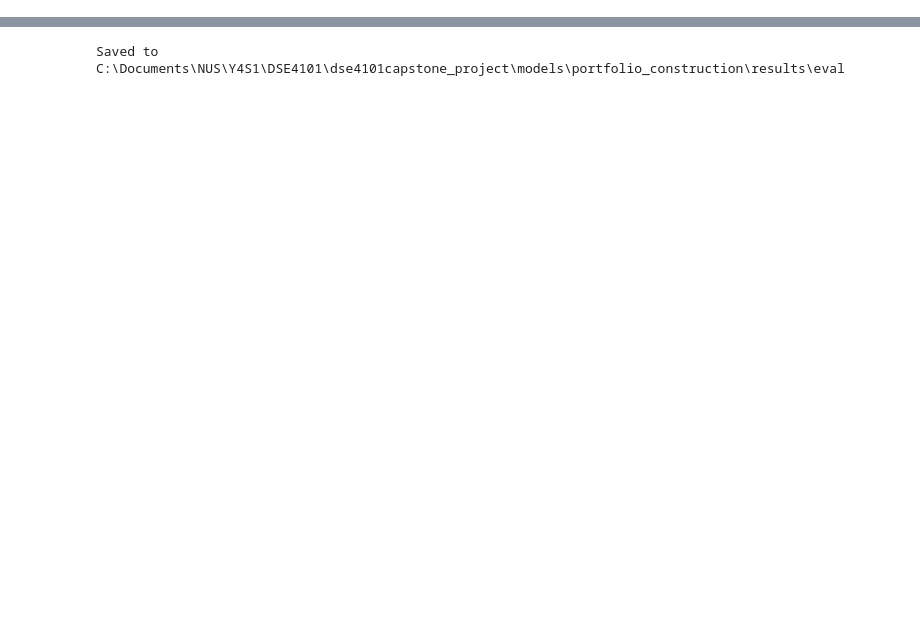
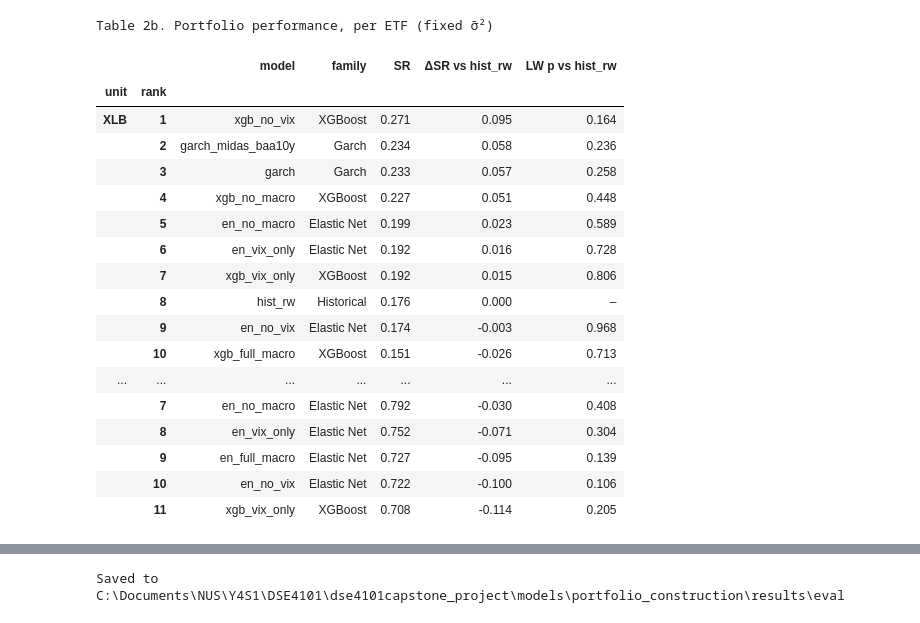
Before and after one commit to chanrahrah/dse4101capstone-project, a Jupyter notebook: models/portfolio_construction/03_forecast_vs_portfolio.ipynb, the cells around one changed output, grey strips where cells are left out. Cells and saved outputs as stored; diff of their text form; code cells hidden in the pictures; blank space fills up the shorter version.

```diff
--- a/models/portfolio_construction/03_forecast_vs_portfolio.ipynb
+++ b/models/portfolio_construction/03_forecast_vs_portfolio.ipynb
@@ -170,31 +19,0 @@ Forecast result (rows) against portfolio result (columns), all units:
-# %%
-fig, axes = plt.subplots(1, 2, figsize=(14, 6.5), sharey=True)
-for ax, loss in zip(axes, ["MSE_log", "QLIKE"]):
-    for i, m in enumerate(MODELS):
-        pts = link.loc[m]
-        ax.scatter(pts.loc[TICKERS, f"{loss} t"], pts.loc[TICKERS, "LW t"], s=22, color=color(m), alpha=0.45,
-                   edgecolor="none")
-        ax.scatter(pts.at["Cyclical", f"{loss} t"], pts.at["Cyclical", "LW t"], s=80, color=color(m),
-                   edgecolor="white", linewidth=1.2, zorder=3)
-        ax.annotate(m, (pts.at["Cyclical", f"{loss} t"], pts.at["Cyclical", "LW t"]),
-                    xytext=(6, 5 if i % 2 else -11), textcoords="offset points", fontsize=7, color=TEXT_SECONDARY)
-    ax.axvline(1.282, color="#b5b4ad", linewidth=0.8, linestyle=":")   # one-sided 10%
-    for v in (-1.645, 1.645):                                           # two-sided 10%
-        ax.axhline(v, color="#b5b4ad", linewidth=0.8, linestyle=":")
-    ax.axhline(0, color="#52514e", linewidth=0.8)
-    ax.axvline(0, color="#52514e", linewidth=0.8)
-    corner = dict(transform=ax.transAxes, fontsize=8, color=TEXT_SECONDARY)
-    ax.text(0.98, 0.98, "better forecast,\nbetter portfolio", ha="right", va="top", **corner)
-    ax.text(0.98, 0.02, "better forecast,\nworse portfolio", ha="right", va="bottom", **corner)
-    tests = "Clark-West (EN) / DM" if loss == "MSE_log" else "DM"
-    ax.set_xlabel(f"forecast: {loss} gain t over {BENCHMARK}, {tests} (e6)", fontsize=9, color=TEXT_SECONDARY)
-    ax.set_title(f"{loss}", fontsize=10, loc="left")
-    style_axis(ax)
-axes[0].set_ylabel(f"portfolio: Ledoit-Wolf t of SR − SR({BENCHMARK}), {MAIN_SPEC} σ̄²", fontsize=9,
-                   color=TEXT_SECONDARY)
-handles = [plt.Line2D([], [], marker="o", linestyle="", color=c, label=f) for f, c in FAMILY_COLORS.items()]
-axes[1].legend(handles=handles, fontsize=8, frameon=False, loc="upper left")
-fig.suptitle(f"Do forecast wins against {BENCHMARK} carry into portfolio wins? "
-             "(large: cyclical bucket, small: single ETFs; dotted: 10% critical values)", fontsize=10)
-fig.tight_layout()
-plt.show()
@@ -274,0 +174,11 @@ Spearman ρ between forecast accuracy and Sharpe ratio, by loss:
+# %%
+PF_P = [f"LW p vs {BENCHMARK}"]
+pf_rank = rank_table(lambda u: {
+    "family": FAMILY,
+    "SR": sr_tbl[u],
+    # the ΔSR the Ledoit-Wolf test estimated (within 0.0005 of the plain difference of the SRs)
+    f"ΔSR vs {BENCHMARK}": pf.xs(u, level="unit")["SR_diff_vs_RW"].fillna({BENCHMARK: 0.0}),
+    PF_P[0]: pf.xs(u, level="unit")["LW_p_vs_RW"],
+}, sort_by="SR", ascending=False)
+
+show_ranking(pf_rank, ["Cyclical"], PF_P, f"Table 2a. Portfolio performance, cyclical bucket (pooled, {MAIN_SPEC} σ̄²)")
@@ -274,0 +200,22 @@ Spearman ρ between forecast accuracy and Sharpe ratio, by loss:
+# %%
+show_ranking(pf_rank, TICKERS, PF_P, f"Table 2b. Portfolio performance, per ETF ({MAIN_SPEC} σ̄²)")
+# %% [output]
+Table 2b. Portfolio performance, per ETF (fixed σ̄²)
+|  |  | model | family | SR | ΔSR vs hist_rw | LW p vs hist_rw |
+| unit | rank |  |  |  |  |  |
+| XLB | 1 | xgb_no_vix | XGBoost | 0.271 | 0.095 | 0.164 |
+|  | 2 | garch_midas_baa10y | Garch | 0.234 | 0.058 | 0.236 |
+|  | 3 | garch | Garch | 0.233 | 0.057 | 0.258 |
+|  | 4 | xgb_no_macro | XGBoost | 0.227 | 0.051 | 0.448 |
+|  | 5 | en_no_macro | Elastic Net | 0.199 | 0.023 | 0.589 |
+|  | 6 | en_vix_only | Elastic Net | 0.192 | 0.016 | 0.728 |
+|  | 7 | xgb_vix_only | XGBoost | 0.192 | 0.015 | 0.806 |
+|  | 8 | hist_rw | Historical | 0.176 | 0.000 | – |
+|  | 9 | en_no_vix | Elastic Net | 0.174 | -0.003 | 0.968 |
+|  | 10 | xgb_full_macro | XGBoost | 0.151 | -0.026 | 0.713 |
+| ... | ... | ... | ... | ... | ... | ... |
+|  | 7 | en_no_macro | Elastic Net | 0.792 | -0.030 | 0.408 |
+|  | 8 | en_vix_only | Elastic Net | 0.752 | -0.071 | 0.304 |
+|  | 9 | en_full_macro | Elastic Net | 0.727 | -0.095 | 0.139 |
+|  | 10 | en_no_vix | Elastic Net | 0.722 | -0.100 | 0.106 |
+|  | 11 | xgb_vix_only | XGBoost | 0.708 | -0.114 | 0.205 |
```
Also changed, not shown: parts of 30 cells of this notebook, 27 other files.
